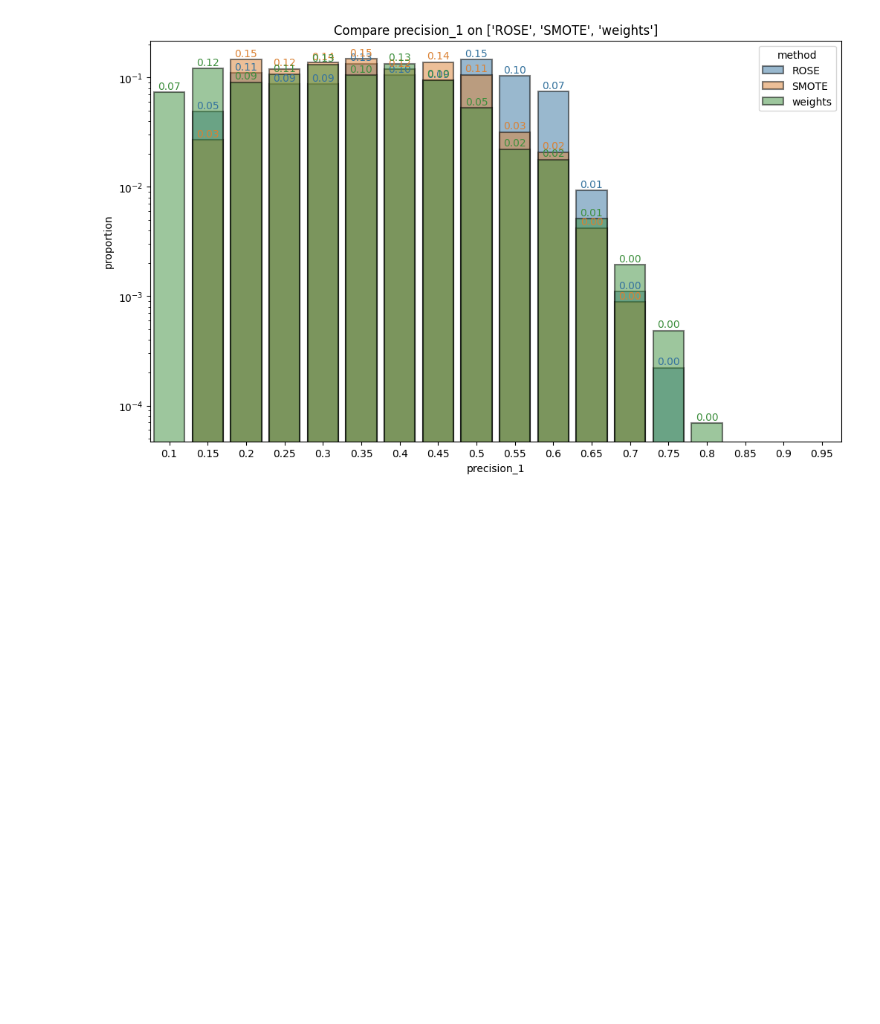
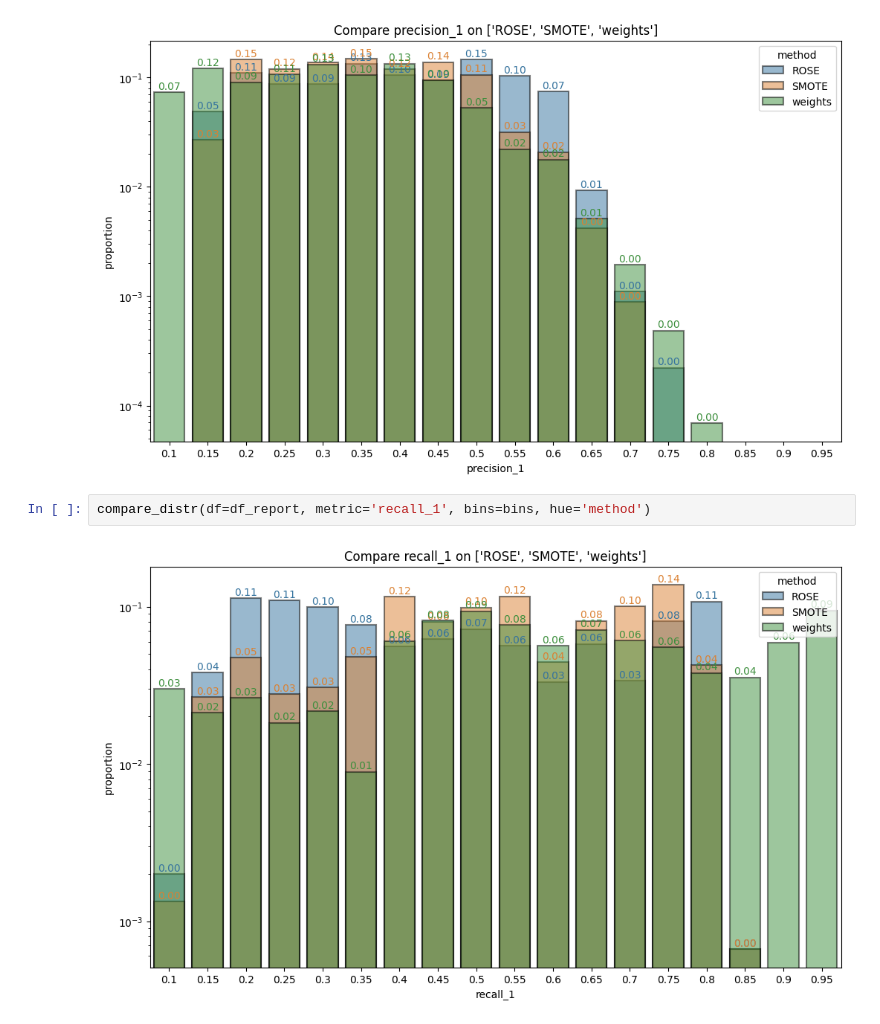
Before and after one commit to shvetsmaksym/Taiwan-Companies-Bankruptcy-Prediction, a Jupyter notebook: custom-hyperparams-optimization.ipynb, the cells around one changed output. Drawn from its saved outputs; the diff is of its cells as text; blank space fills up the shorter version.

```diff
--- a/tree_based_models.ipynb
+++ b/custom-hyperparams-optimization.ipynb
@@ -726,3 +743,7 @@ compare_distr(df=df_report, metric='f1-score_1', bins=bins, hue='method')
 compare_distr(df=df_report, metric='precision_1', bins=bins, hue='method')
 # %% [output]
 [figure]
+# %%
+compare_distr(df=df_report, metric='recall_1', bins=bins, hue='method')
+# %% [output]
+[figure, added]
```
Also changed, not shown: parts of 28 cells of this notebook, 3 other files.
